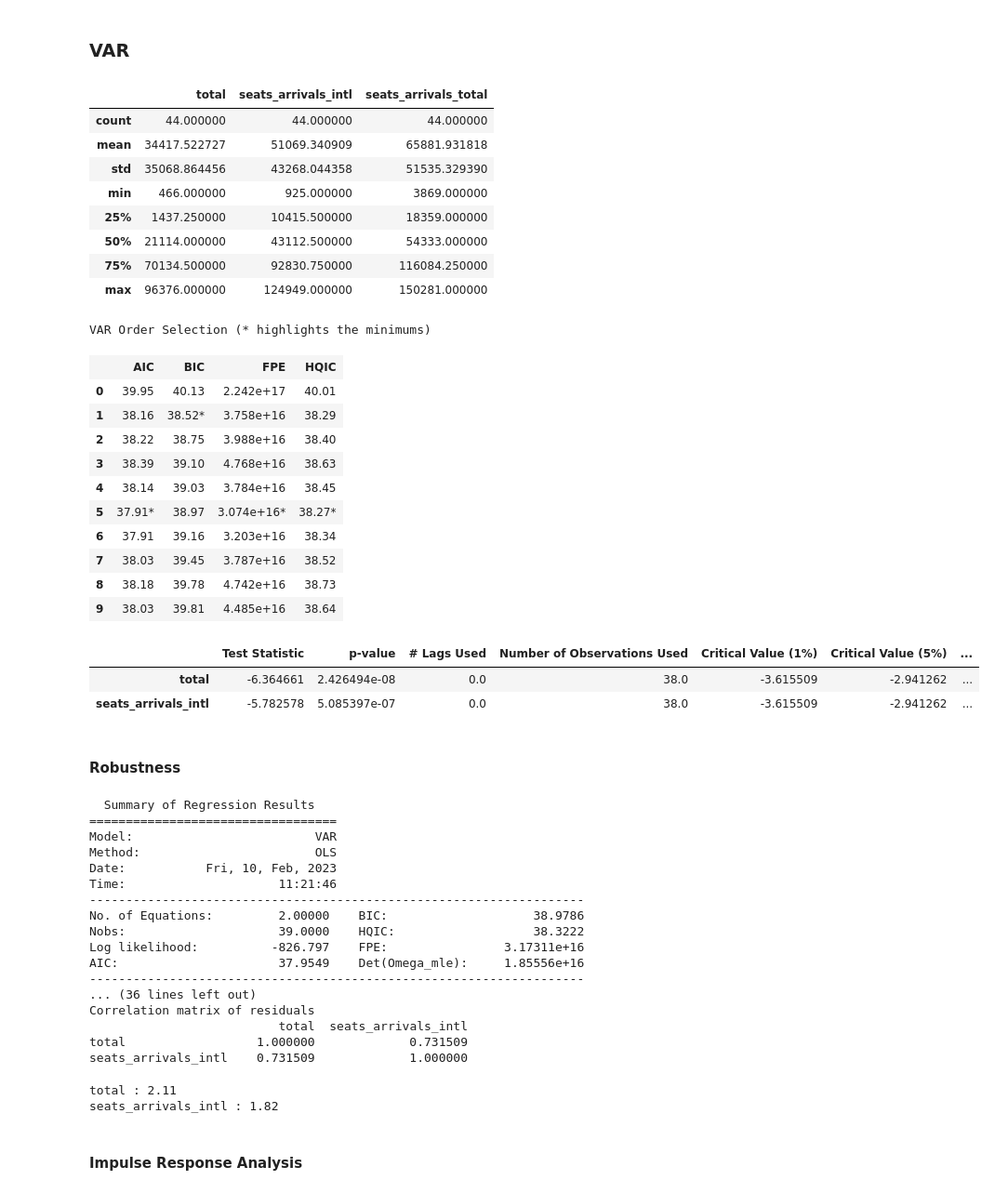
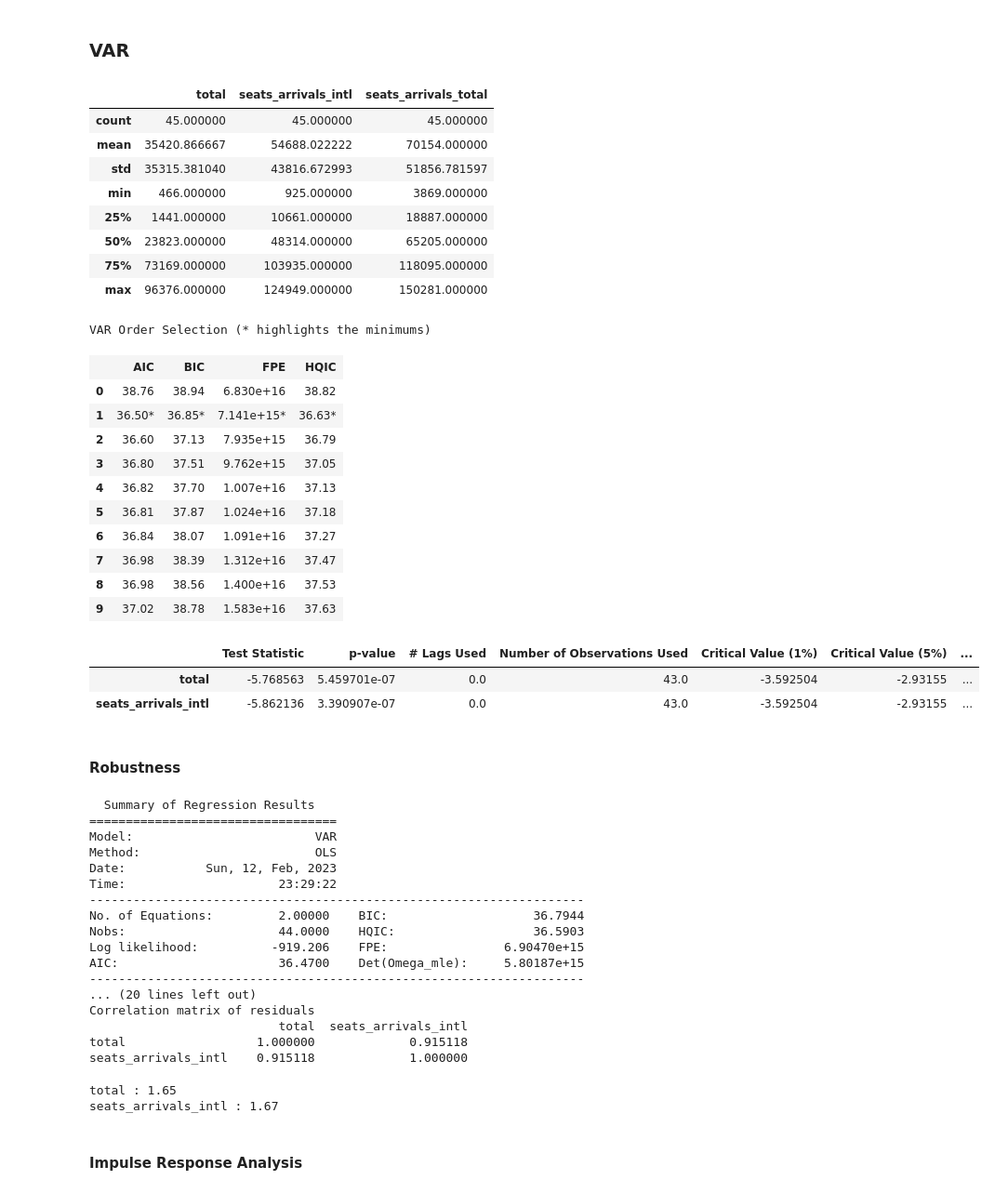
Before and after one commit to worldbank/pacific-observatory, a Jupyter notebook: scripts/notebooks/EDA-Fiji.ipynb, the cells around one changed output. Shown at 93% size. Drawn from its saved outputs; the diff is of its cells as text; code cells hidden in the pictures.

```diff
--- a/scripts/notebooks/EDA-Fiji.ipynb
+++ b/scripts/notebooks/EDA-Fiji.ipynb
@@ -76,7 +76,7 @@ fj_avi = (aviation[(aviation.ISO == "FJ") & (aviation.Aircraft_type == "passenge
             "Seats_arrivals_intl", "Seats_arrivals_total"]])
 
 dates = pd.DataFrame(pd.date_range(start="2019-01-01",
-                                   end="2022-08-01"), columns=["dates"])
+                                   end="2022-09-30"), columns=["dates"])
 
 fj_avi = dates.merge(fj_avi, how="left", left_on="dates", right_on="Date")
 fj_avi["dates"] = pd.to_datetime(fj_avi["dates"])
@@ -195,13 +195,13 @@ result
 fj_merged[["total", "seats_arrivals_intl", "seats_arrivals_total"]].describe()
 # %% [output]
 |  | total | seats_arrivals_intl | seats_arrivals_total |
-| count | 44.000000 | 44.000000 | 44.000000 |
-| mean | 34417.522727 | 51069.340909 | 65881.931818 |
-| std | 35068.864456 | 43268.044358 | 51535.329390 |
+| count | 45.000000 | 45.000000 | 45.000000 |
+| mean | 35420.866667 | 54688.022222 | 70154.000000 |
+| std | 35315.381040 | 43816.672993 | 51856.781597 |
 | min | 466.000000 | 925.000000 | 3869.000000 |
-| 25% | 1437.250000 | 10415.500000 | 18359.000000 |
-| 50% | 21114.000000 | 43112.500000 | 54333.000000 |
-| 75% | 70134.500000 | 92830.750000 | 116084.250000 |
+| 25% | 1441.000000 | 10661.000000 | 18887.000000 |
+| 50% | 23823.000000 | 48314.000000 | 65205.000000 |
+| 75% | 73169.000000 | 103935.000000 | 118095.000000 |
 | max | 96376.000000 | 124949.000000 | 150281.000000 |
 # %%
 from statsmodels.tsa.api import VAR
@@ -219,25 +219,25 @@ res.summary()
 # %% [output]
 VAR Order Selection (* highlights the minimums)
 |  | AIC | BIC | FPE | HQIC |
-| 0 | 39.95 | 40.13 | 2.242e+17 | 40.01 |
-| 1 | 38.16 | 38.52* | 3.758e+16 | 38.29 |
-| 2 | 38.22 | 38.75 | 3.988e+16 | 38.40 |
-| 3 | 38.39 | 39.10 | 4.768e+16 | 38.63 |
-| 4 | 38.14 | 39.03 | 3.784e+16 | 38.45 |
-| 5 | 37.91* | 38.97 | 3.074e+16* | 38.27* |
-| 6 | 37.91 | 39.16 | 3.203e+16 | 38.34 |
-| 7 | 38.03 | 39.45 | 3.787e+16 | 38.52 |
-| 8 | 38.18 | 39.78 | 4.742e+16 | 38.73 |
-| 9 | 38.03 | 39.81 | 4.485e+16 | 38.64 |
+| 0 | 38.76 | 38.94 | 6.830e+16 | 38.82 |
+| 1 | 36.50* | 36.85* | 7.141e+15* | 36.63* |
+| 2 | 36.60 | 37.13 | 7.935e+15 | 36.79 |
+| 3 | 36.80 | 37.51 | 9.762e+15 | 37.05 |
+| 4 | 36.82 | 37.70 | 1.007e+16 | 37.13 |
+| 5 | 36.81 | 37.87 | 1.024e+16 | 37.18 |
+| 6 | 36.84 | 38.07 | 1.091e+16 | 37.27 |
+| 7 | 36.98 | 38.39 | 1.312e+16 | 37.47 |
+| 8 | 36.98 | 38.56 | 1.400e+16 | 37.53 |
+| 9 | 37.02 | 38.78 | 1.583e+16 | 37.63 |
 # %%
 # bivariate VAR(1) summary
-model_fit = model.fit(maxlags=5)
+model_fit = model.fit(maxlags=1)
 resid_df = model_fit.resid
 get_adf_df(resid_df, resid_df.columns)
 # %% [output]
 |  | Test Statistic | p-value | # Lags Used | Number of Observations Used | Critical Value (1%) | Critical Value (5%) | ... |
-| total | -6.364661 | 2.426494e-08 | 0.0 | 38.0 | -3.615509 | -2.941262 | ... |
-| seats_arrivals_intl | -5.782578 | 5.085397e-07 | 0.0 | 38.0 | -3.615509 | -2.941262 | ... |
+| total | -5.768563 | 5.459701e-07 | 0.0 | 43.0 | -3.592504 | -2.93155 | ... |
+| seats_arrivals_intl | -5.862136 | 3.390907e-07 | 0.0 | 43.0 | -3.592504 | -2.93155 | ... |
 # %% [markdown]
 #### Robustness
 # %%
@@ -247,19 +247,19 @@ model_fit.summary()
 ==================================
 Model:                         VAR
 Method:                        OLS
-Date:           Fri, 10, Feb, 2023
-Time:                     11:21:46
+Date:           Sun, 12, Feb, 2023
+Time:                     23:29:22
 --------------------------------------------------------------------
-No. of Equations:         2.00000    BIC:                    38.9786
-Nobs:                     39.0000    HQIC:                   38.3222
-Log likelihood:          -826.797    FPE:                3.17311e+16
-AIC:                      37.9549    Det(Omega_mle):     1.85556e+16
+No. of Equations:         2.00000    BIC:                    36.7944
+Nobs:                     44.0000    HQIC:                   36.5903
+Log likelihood:          -919.206    FPE:                6.90470e+15
+AIC:                      36.4700    Det(Omega_mle):     5.80187e+15
 --------------------------------------------------------------------
-... (36 lines left out)
+... (20 lines left out)
 Correlation matrix of residuals
                           total  seats_arrivals_intl
-total                  1.000000             0.731509
-seats_arrivals_intl    0.731509             1.000000
+total                  1.000000             0.915118
+seats_arrivals_intl    0.915118             1.000000
 # %%
 # WHETHER Residuals are serially correlated
 from statsmodels.stats.stattools import durbin_watson
@@ -268,8 +268,8 @@ out = durbin_watson(model_fit.resid)
 for col, val in zip(fj_train.columns, out):
     print(f"{col}", ':', round(val, 2))
 # %% [output]
-total : 2.11
-seats_arrivals_intl : 1.82
+total : 1.65
+seats_arrivals_intl : 1.67
 # %% [markdown]
 #### Impulse Response Analysis
 # %%
```
Also changed, not shown: parts of 10 cells of this notebook, 6 other files.
